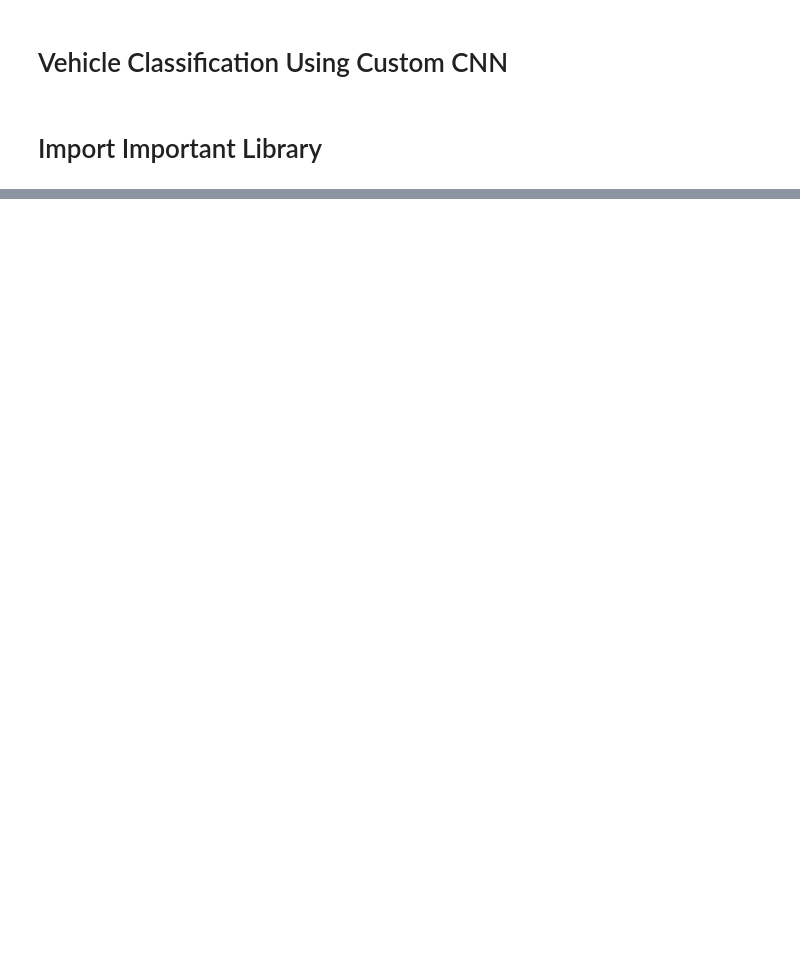
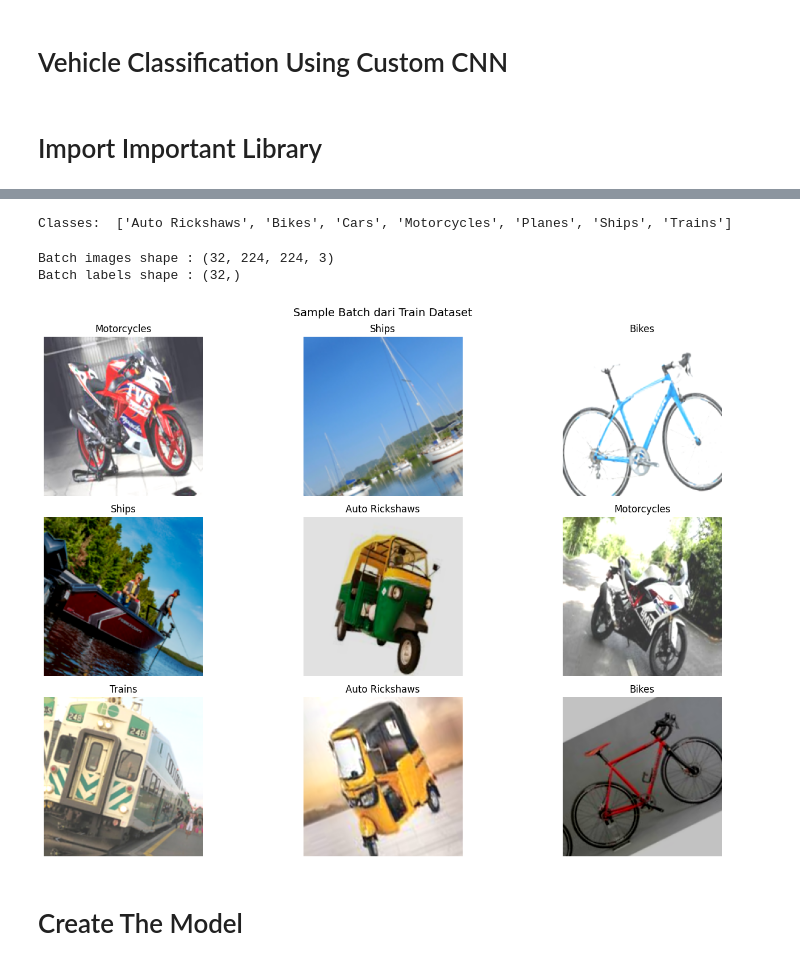
Before and after one commit to Rayya12/ImageClassificationProject, a Jupyter notebook: main.ipynb, the cells around one changed output, grey strips where cells are left out. Cells and saved outputs as stored; diff of their text form; code cells hidden in the pictures; blank space fills up the shorter version.

```diff
--- a/main.ipynb
+++ b/main.ipynb
@@ -113,0 +155,72 @@ X_Test,Y_Test = load_dataset(DEST,"test")
+# %%
+# Layer Augmentasi
+data_augmentation = tf.keras.Sequential([
+    tf.keras.layers.RandomFlip("horizontal"),
+    tf.keras.layers.RandomRotation(0.1),
+    tf.keras.layers.RandomZoom(0.1),
+    tf.keras.layers.RandomBrightness(0.001),
+    tf.keras.layers.RandomContrast(0.001)
+],name="data_augmentation")
+
+# create tf dataset
+def to_tf_dataset(X,y,class_names,batch_size=32,shuffle=False,augment=False):
+    # Encoder label String to Integer
+    label_encoder = {name:idx for idx,name in enumerate(class_names)}
+    y_encoded = np.array([label_encoder[label] for label in y])
+
+    # normalize the image
+    X_normalized = X.astype("float32")/255.0
+
+    ds = tf.data.Dataset.from_tensor_slices((X_normalized,y_encoded))
+
+    if shuffle:
+        ds = ds.shuffle(buffer_size=len(X))
+
+    ds = ds.batch(batch_size)
+
+    if augment:
+        ds = ds.map(
+            lambda x,y : (tf.clip_by_value(data_augmentation(x,training=True),0.0,1.0),y),
+            num_parallel_calls=tf.data.AUTOTUNE
+        )
+
+    ds = ds.prefetch(tf.data.AUTOTUNE)
+
+    return ds
+
+# Daftar kelas
+class_name = sorted([d.name for d in (Path(DEST)/"train").iterdir() if d.is_dir()])
+print("Classes: ", class_name)
+# %% [output]
+Classes:  ['Auto Rickshaws', 'Bikes', 'Cars', 'Motorcycles', 'Planes', 'Ships', 'Trains']
+# %%
+# membuat tensorflow dataset
+train_ds = to_tf_dataset(X_Train,Y_Train,class_name,batch_size=32,shuffle=True,augment=True)
+val_ds   = to_tf_dataset(X_Val,   Y_Val,   class_name, batch_size=32)
+test_ds  = to_tf_dataset(X_Test,  Y_Test,  class_name, batch_size=32)
+# %%
+# cek bentuknya
+for image,label in train_ds.take(1):
+    print(f"Batch images shape : {image.shape}")
+    print(f"Batch labels shape : {label.shape}")
+# %% [output]
+Batch images shape : (32, 224, 224, 3)
+Batch labels shape : (32,)
+# %%
+# Lihat beberapa gambar dari batch
+for images, labels in train_ds.take(1):
+    plt.figure(figsize=(15, 10))
+
+    for i in range(min(9, len(images))):  # tampilkan max 9 gambar
+        plt.subplot(3, 3, i + 1)
+        plt.imshow(images[i].numpy())     # .numpy() untuk convert tensor → array
+        plt.title(class_name[labels[i].numpy()])
+        plt.axis('off')
+
+    plt.suptitle("Sample Batch dari Train Dataset", fontsize=14)
+    plt.tight_layout()
+    plt.show()
+# %% [output]
+[figure, added]
+# %% [markdown]
+# Create The Model
```
Also changed, not shown: parts of 13 cells of this notebook, 5 other files.
